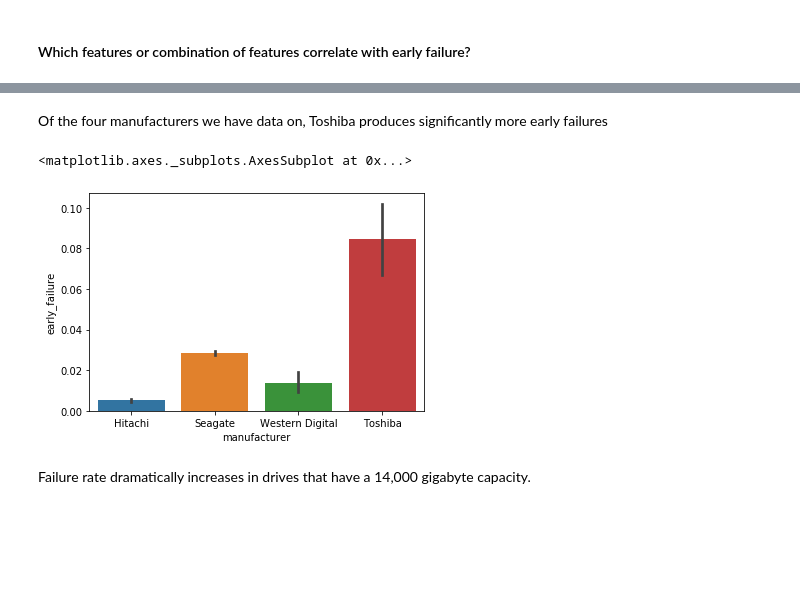
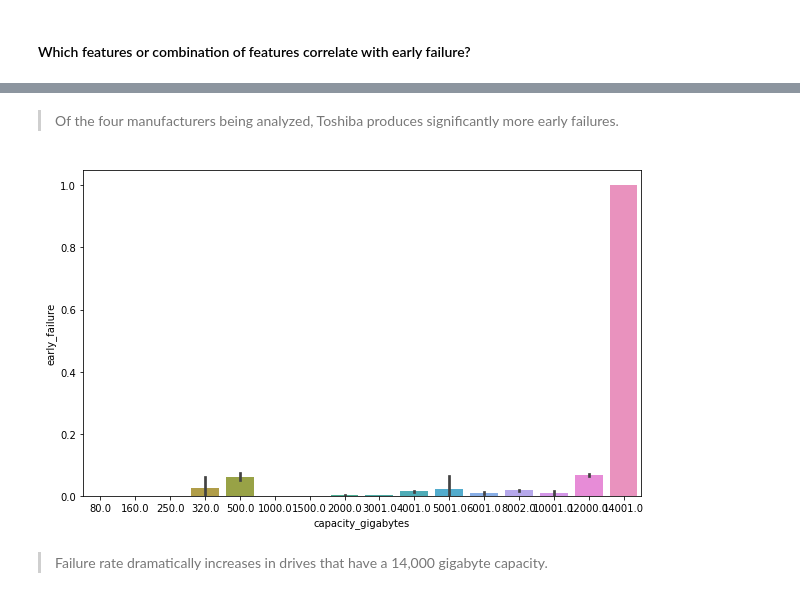
Before and after one commit to just-keep-spinning/hard-drive-project, a Jupyter notebook: hard_drive_pipeline.ipynb, the cells around one changed output, grey strips where cells are left out. Saved outputs shown, nothing was run; the diff lists cells and outputs as text; code cells hidden in the pictures; blank space fills up the shorter version.

```diff
--- a/hard_drive_pipeline.ipynb
+++ b/hard_drive_pipeline.ipynb
@@ -479,9 +473,11 @@ sns.barplot(df.early_failure,df.uncorrectable_sector_count)
 # %% [markdown]
-Of the four manufacturers we have data on, Toshiba produces significantly more early failures
+> Of the four manufacturers being analyzed, Toshiba produces significantly more early failures.
-# %%
-sns.barplot(df.manufacturer,df.early_failure)
-# %% [output]
-<matplotlib.axes._subplots.AxesSubplot at 0x...>
-[figure, removed]
+# %%
+# sns.set(rc={'figure.figsize':(10,6)})
+plt.figure(figsize=(10,6))
+sns.barplot(df.capacity_gigabytes,df.early_failure)
+plt.show()
+# %% [output]
+[figure, added]
 # %% [markdown]
-Failure rate dramatically increases in drives that have a 14,000 gigabyte capacity.
+> Failure rate dramatically increases in drives that have a 14,000 gigabyte capacity.
```
Also changed, not shown: parts of 45 cells of this notebook, 2 other files.
